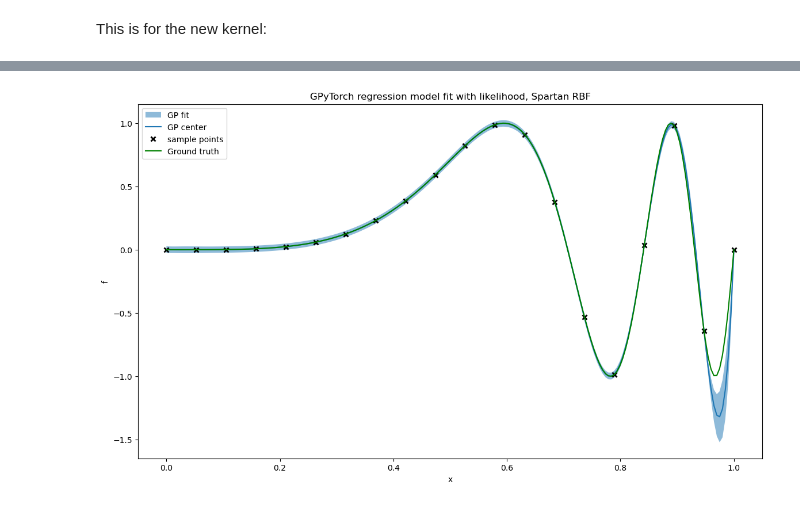
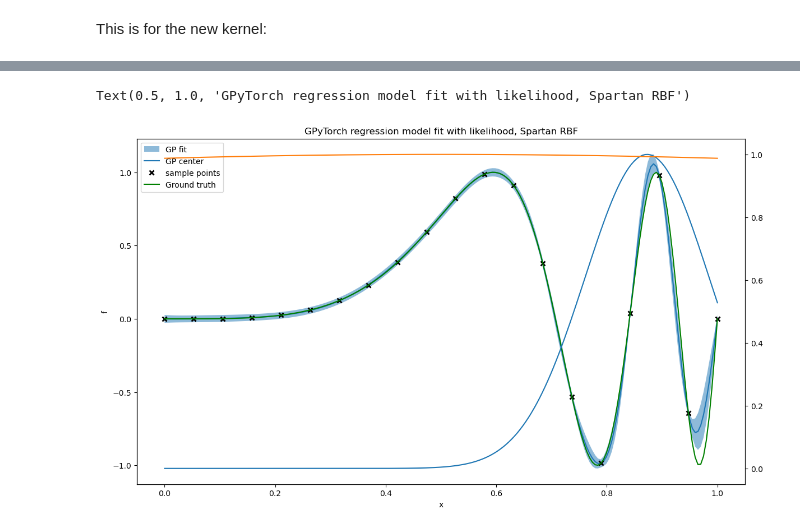
Before and after one commit to huaiyuli/LocalKernelTest, a Jupyter notebook: Adapted_Kernel.ipynb, the cells around one changed output, grey strips where cells are left out. Saved outputs shown, nothing was run; the diff lists cells and outputs as text; code cells hidden in the pictures.

```diff
--- a/Adapted_Kernel.ipynb
+++ b/Adapted_Kernel.ipynb
@@ -335,9 +354,10 @@ class Loc_1D_RBF(gpytorch.models.ExactGP):
         super(Loc_1D_RBF, self).__init__(train_inputs, train_targets, likelihood)
         self.mean_module = gpytorch.means.ConstantMean()
         covar_module = Gaussian_Weight_Spartan_Kernel(RBFKernel(1),
-                                          [RBFKernel(1) for i in range(1)],
+                                          [RBFKernel(1, lengthscale_prior=
+                                          NormalPrior(0.1,0.05)) for i in range(2)],
                                           ard_num_dims=1,
-                                          local_position_prior=NormalPrior(0.5,0.1))
+                                          local_position_prior=NormalPrior(0.5,0.2))
         covar_module.global_kernel.register_prior("lengthscale_prior",
                                     LogNormalPrior(loc = torch.zeros(1), scale=1*torch.ones(1)),
                                     covar_module.global_kernel._lengthscale_param,
@@ -370,12 +388,12 @@ start_time = timeit.default_timer()
 #likelihood = gpytorch.likelihoods.GaussianLikelihood(noise_constraint = Interval(lower_bound=1e-6, upper_bound = 1))
 #likelihood = gpytorch.likelihoods.GaussianLikelihood()
 model0.covar_module.base_kernel._set_local_position(0.5)
-for lk in model0.covar_module.base_kernel.local_kernels:
-    lk.raw_lengthscale_constraint = Interval(lower_bound=0.01,
-                                             upper_bound=0.2)
+#for lk in model0.covar_module.base_kernel.local_kernels:
+#    lk.raw_lengthscale_constraint = Interval(lower_bound=0.05,
+#                                             upper_bound=0.2)
 model0.train()
 likelihood.train()
-training_iter = 100
+training_iter = 10
 '''
 optimizer = torch.optim.Adam(model0.parameters(), lr=0.01)
 # "Loss" for GPs - the marginal log likelihood
@@ -440,7 +458,7 @@ for i in range(training_iter):
             model0.covar_module.base_kernel.local_position.item(),
             model0.covar_module.base_kernel.local_kernels[0].lengthscale.item(),
             model0.covar_module.base_kernel.global_kernel.lengthscale.item(),
-            model0.covar_module.base_kernel.local_weight_var.item()
+            model0.covar_module.base_kernel.local_weight_var[0].item()
         ))
 model0.eval()
 likelihood.eval()
@@ -460,5 +478,10 @@ plot_gptorch(Xtnew, observed_pred.mean, observed_pred.variance.detach(),
              training_points=(Xt, Yt))
 plt.plot(Xtnew, yt_func(Xtnew), 'g')
 plt.legend(labels=["GP fit", "GP center", "sample points", "Ground truth"])
-plt.title("GPyTorch regression model fit with likelihood, Spartan RBF");
+weights = plt.twinx()
+#model0.covar_module.base_kernel.local_weight_var = model0.covar_module.base_kernel.local_weight_var/2
+weights.plot(Xtnew.numpy(), model0.covar_module.base_kernel.omega_l(Xtnew.unsqueeze(-1),
+firstkernel=True).detach().numpy())
+weights.plot(Xtnew.numpy(), model0.covar_module.base_kernel.omega_g(Xtnew.unsqueeze(-1)).detach().numpy())
+plt.title("GPyTorch regression model fit with likelihood, Spartan RBF")
 # %% [output]
@@ -482 +499,2 @@ Time elapsed: 2.4103748330380768 seconds
+Text(0.5, 1.0, 'GPyTorch regression model fit with likelihood, Spartan RBF')
-[figure, old version]
+[figure, new version]
```
Also changed, not shown: parts of 4 cells of this notebook.
